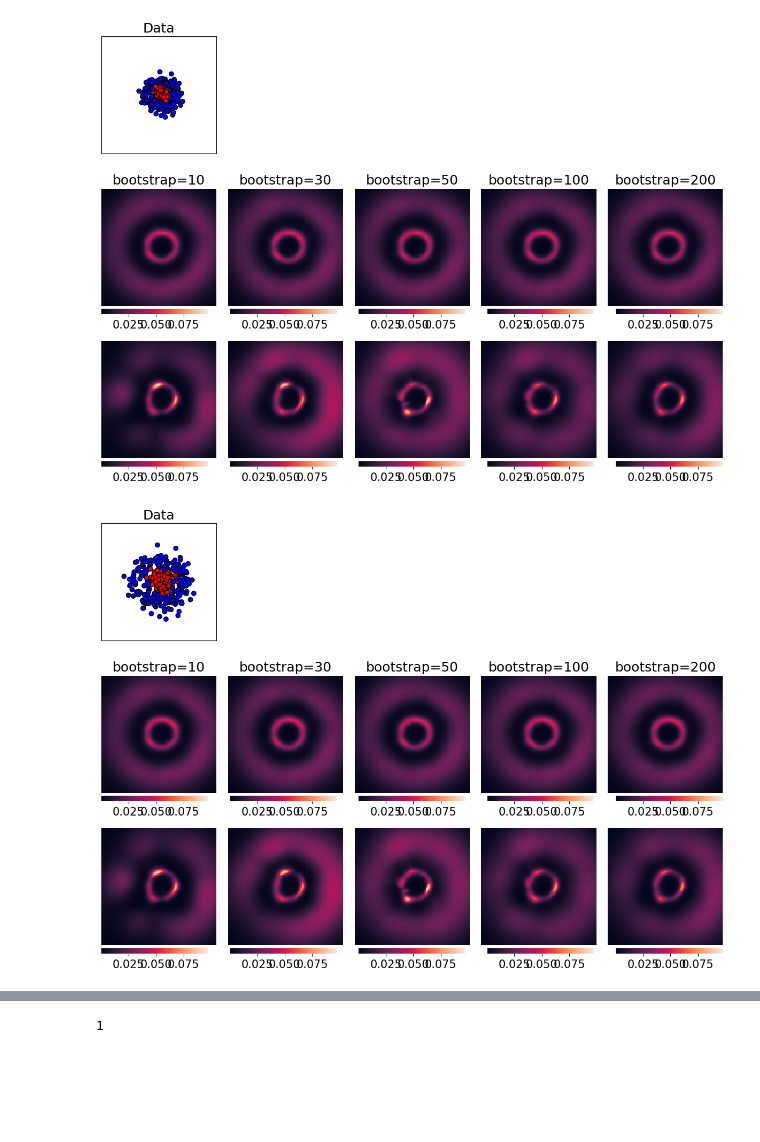
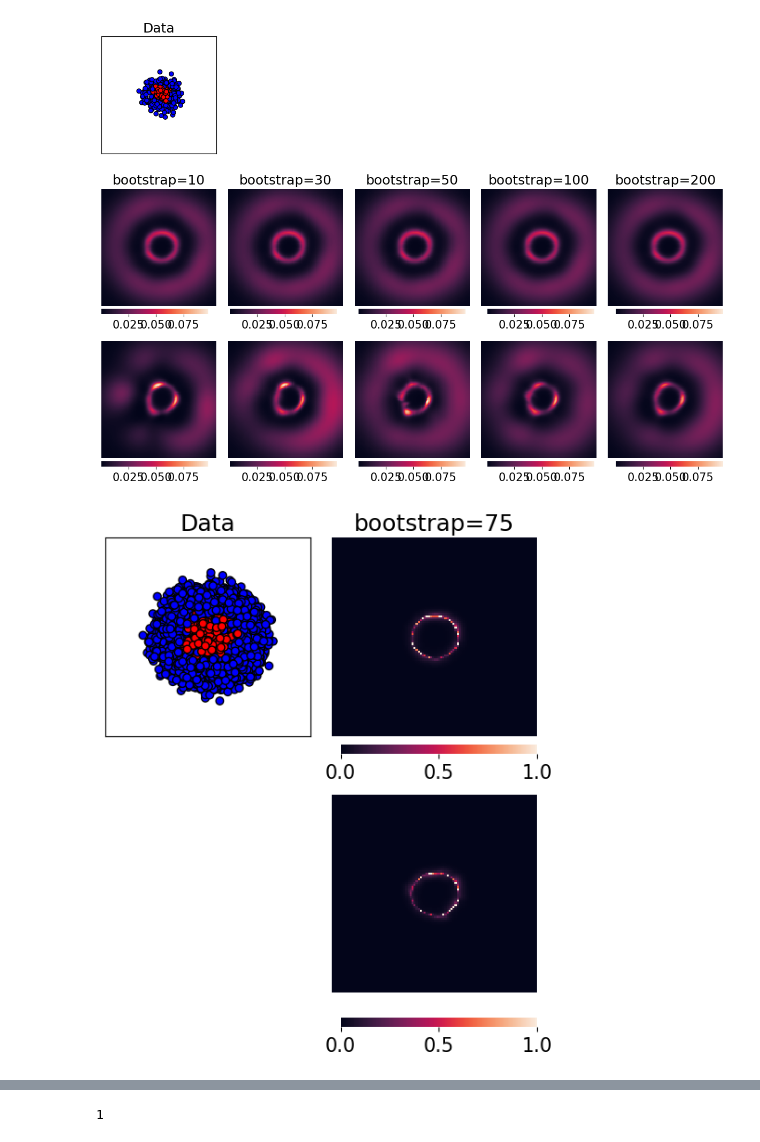
Before and after one commit to RUrlus/PointPredictionUncertainty, a Jupyter notebook: notebooks/BI.ipynb, the cells around one changed output, grey strips where cells are left out. Saved outputs shown, nothing was run; the diff lists cells and outputs as text; code cells hidden in the pictures; blank space fills up the shorter version.

Commit message:
feat: revised BI

```diff
--- a/notebooks/BI.ipynb
+++ b/notebooks/BI.ipynb
@@ -953,54 +954,108 @@ plt.show()
 # %% [output]
 [figure]
 # %%
-figure, axs = plt.subplots(3, num, figsize=(3*num, 10.5))
+from ppu.methods.bregman import get_BI, get_revised_BI
+
+"""
+Bootstrap
+"""
+n_samples = 10000
+
+name = "Neural Net"
+func = dict(zip(names, classifiers))[name]
+name_gen = "Circular"
+gen = generator[name_gen]
+gridspec_kw={"height_ratios": [1, 1]}
+cbar_kws = {"use_gridspec": False, "location": "bottom"}
+plt.rcParams.update({"font.size": 15})
+
+bootstrap = [75]
+num = len(bootstrap)
+figure, axs = plt.subplots(2, num+1, figsize=(3*num+3, 7))
+reps = 64
+
+i = 0
+eps = 1
+n_ticks = 100
+
 
 dataset = get_dataset(1000, gen, n_samples=n_samples)
 ds = dataset
 (X_train, y_train), (X_test, y_test) = ds # X is the data point, y is the class label
 
+x_min, x_max = X_train[:, 0].min() - eps, X_train[:, 0].max() + eps
+y_min, y_max = X_train[:, 1].min() - eps, X_train[:, 1].max() + eps
+
 cm = plt.cm.RdBu # color map parameter
 cm_bright = ListedColormap(["#FF0000", "#0000FF"]) # color for data points
 ax = axs[0][0] # position of subgraph
-ax.set_title('Data') # subgraph title
+ax.set_title("Data") # subgraph title
 # Plot the training points
 ax.scatter(X_train[:, 0], X_train[:, 1], c=y_train, cmap=cm_bright, edgecolors="k")
 ax.set_xlim(x_min, x_max) # axis range
 ax.set_ylim(y_min, y_max)
 ax.set_xticks(())
 ax.set_yticks(())
 
-for i in range(1,num):
-    ax = axs[0][i]
-    ax.axis('off')
+for i in range(num):
+    ax = axs[i+1][0]
+    ax.axis("off")
+
+with threadpool_limits(limits=4):
+    sep_model = get_models(func, gen, reps=reps, n_samples=n_samples)
+
+# the area we draw is a bit larger than the range of data points
+x_min, x_max = X_train[:, 0].min() - eps, X_train[:, 0].max() + eps
+y_min, y_max = X_train[:, 1].min() - eps, X_train[:, 1].max() + eps
 
 
 
+x = np.linspace(x_min, x_max, n_ticks)
+y = np.linspace(y_min, y_max, n_ticks)
+xs, ys = np.meshgrid(x, y)
+X_grid = np.c_[xs.ravel(), ys.ravel()]
+# response1 = get_BI(X_grid, sep_model)
+response1 = get_revised_BI(X_grid, sep_model)
+vmin = min(response1)
+vmax = max(response1)
+response1 = response1.reshape(xs.shape)
+
+response2 = [None for j in range(num)]
 for i in range(num):
-    ax = axs[1][i]
-    ax.set_title('bootstrap={}'.format(bootstrap[i]))
-    with np.errstate(all='ignore'):
-        sns.heatmap(response1, ax=ax, vmin=vmin, vmax=vmax, cbar_kws=cbar_kws).invert_yaxis()
+    with threadpool_limits(limits=4):
+        #response2[i] = get_BI(X_grid, BS_models(func, gen, reps=bootstrap[i], n_samples=n_samples))
+        response2[i] = get_revised_BI(X_grid, BS_models(func, gen, reps=bootstrap[i], n_samples=n_samples))
+    vmin = min(vmin, min(response2[i]))  # noqa: PLW3301
+    vmax = max(vmax, max(response2[i]))  # noqa: PLW3301
+    response2[i] = response2[i].reshape(xs.shape)
+
+for i in range(num):
+    ax = axs[0][i+1]
+    ax.set_title(f"bootstrap={bootstrap[i]}")
+    with np.errstate(all="ignore"):
+        sns.heatmap(response1, ax=ax, vmin=vmin, vmax=1., cbar_kws=cbar_kws).invert_yaxis()
 
     ax.set_xticks(())
     ax.set_yticks(())
 
 
-    ax = axs[2][i]
+    ax = axs[1][i+1]
 
-    with np.errstate(all='ignore'):
-        sns.heatmap(response2[i], ax=ax, vmin=vmin, vmax=vmax, cbar_kws=cbar_kws).invert_yaxis()
+    with np.errstate(all="ignore"):
+        sns.heatmap(response2[i], ax=ax, vmin=vmin, vmax=1., cbar_kws=cbar_kws).invert_yaxis()
 
     ax.set_xticks(())
     ax.set_yticks(())
 
+
+
 plt.subplots_adjust(#left=0.1,
-                    bottom=.15,
+                    bottom=.2,
                     #right=0.9,
                     top=.9,
                     wspace=0.1,
                     hspace=0.3)
-plt.savefig('plots/BI_bBI_bootstrap_ds{}_{}_{}.png'.format(n_samples, name_gen, name), bbox_inches='tight')
+plt.savefig(f"plots/BI_bBI_bootstrap_ds{n_samples}_{name_gen}_{name}.png", bbox_inches="tight")
 plt.show()
 # %% [output]
-[figure, old version]
+[figure, new version]
```
Also changed, not shown: parts of 9 cells of this notebook.
